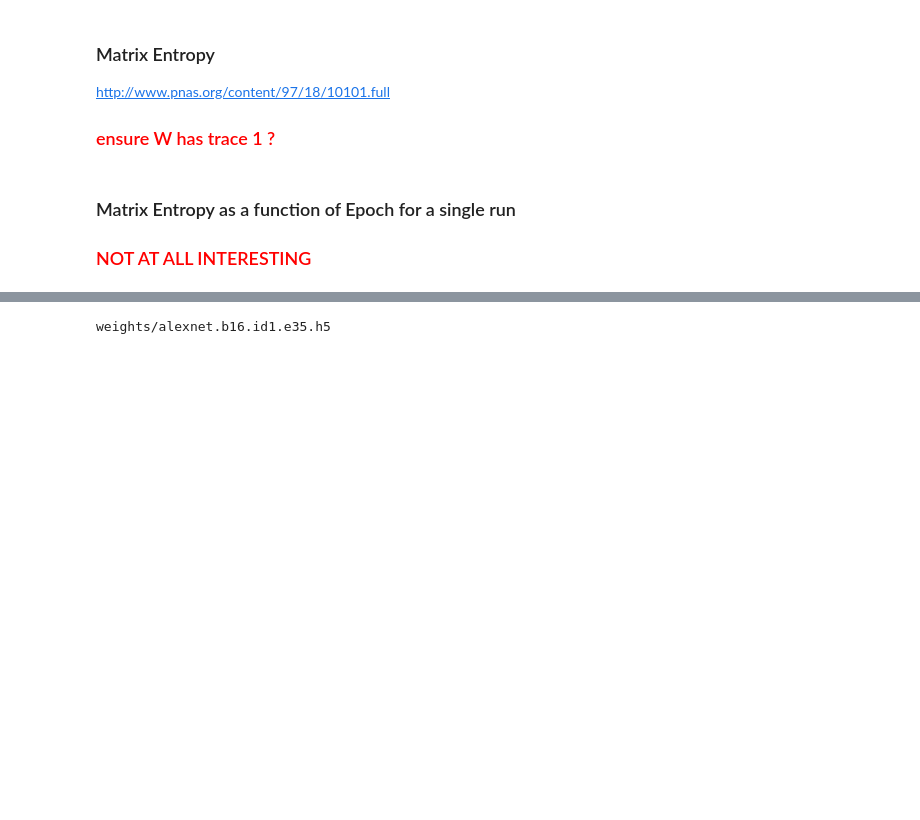
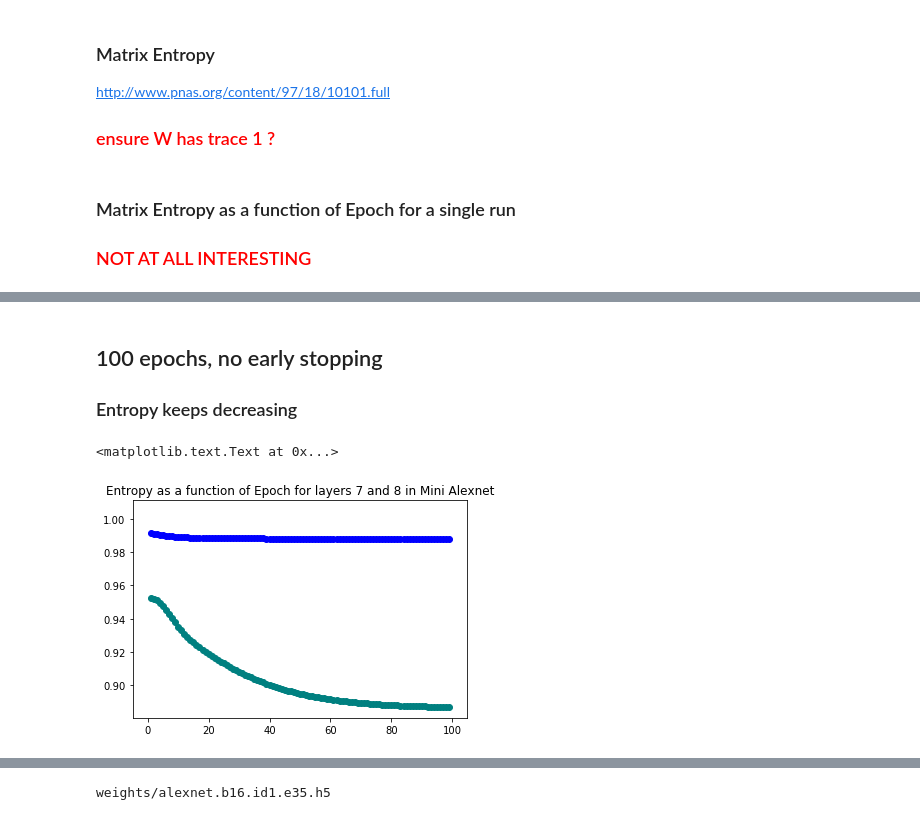
Before and after one commit to CalculatedContent/DLGeneralization, a Jupyter notebook: Mini Alexnet/AlexNet-Entropy-and-RMT-Analysis.ipynb, the cells around one changed output, grey strips where cells are left out. Saved outputs shown, nothing was run; the diff lists cells and outputs as text; code cells hidden in the pictures; blank space fills up the shorter version.

```diff
--- a/Mini Alexnet/AlexNet-Entropy-and-RMT-Analysis.ipynb
+++ b/Mini Alexnet/AlexNet-Entropy-and-RMT-Analysis.ipynb
@@ -194,0 +228,21 @@ plt.title("Entropy as a function of Epoch for layers 7 and 8 in Mini Alexnet")
+# %% [markdown]
+## 100 epochs, no early stopping
+
+### Entropy keeps decreasing
+# %%
+epochs100 = np.arange(1,100)
+entropies_w7, entropies_w8 = [], []
+for epoch in epochs100:
+    modelfile = "weights/alexnet.b16.id{}.e{}.h5".format(1,epoch)
+    model.load_weights(modelfile)
+    W7 = model.layers[7].get_weights()[0]
+    W8 = model.layers[8].get_weights()[0]
+    entropies_w7.append(matrix_entropy(W7, n=384))
+    entropies_w8.append(matrix_entropy(W8, n=192))
+# %%
+plt.scatter(epochs100, entropies_w7, color='blue')
+plt.scatter(epochs100, entropies_w8, color='teal')
+plt.title("Entropy as a function of Epoch for layers 7 and 8 in Mini Alexnet")
+# %% [output]
+<matplotlib.text.Text at 0x...>
+[figure, added]
```
Also changed, not shown: parts of 35 cells of this notebook.
